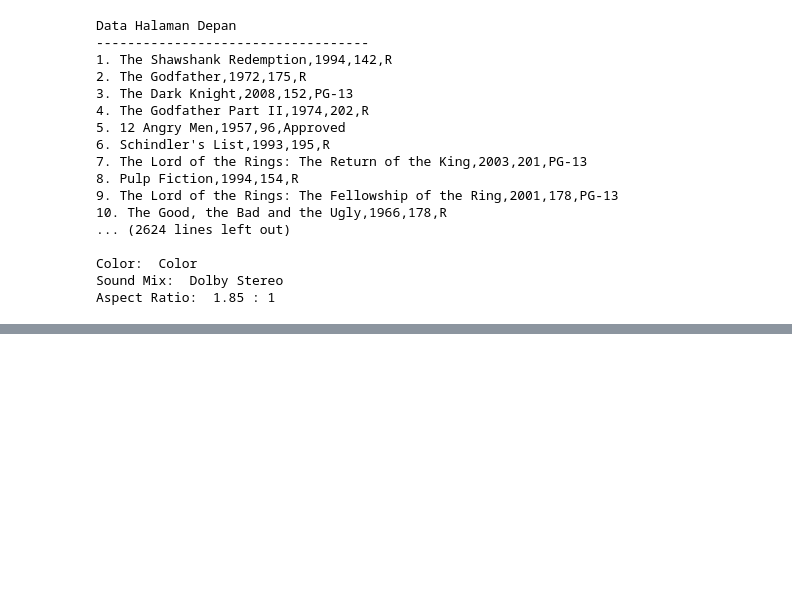
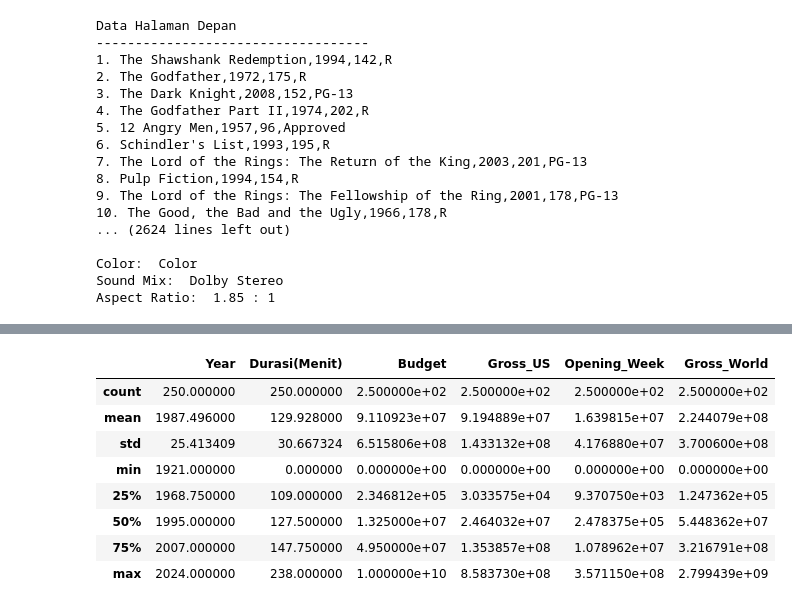
Before and after one commit to Jolycky/DA-AWDashboard, a Jupyter notebook: scraping-imdb.ipynb, the cells around one changed output, grey strips where cells are left out. Saved outputs shown, nothing was run; the diff lists cells and outputs as text; code cells hidden in the pictures; blank space fills up the shorter version.

```diff
--- a/scraping-imdb.ipynb
+++ b/scraping-imdb.ipynb
@@ -345,0 +280,6 @@ Database connection successful!
+# %%
+data = pd.read_csv('data/imdb_combined.csv')
+
+#check missing values
+missing_values = data.isnull().sum()
+print(missing_values)
@@ -345,0 +300,13 @@ Database connection successful!
+# %%
+#check outliers in the data
+data.describe()
+# %% [output]
+|  | Year | Durasi(Menit) | Budget | Gross_US | Opening_Week | Gross_World |
+| count | 250.000000 | 250.000000 | 2.500000e+02 | 2.500000e+02 | 2.500000e+02 | 2.500000e+02 |
+| mean | 1987.496000 | 129.928000 | 9.110923e+07 | 9.194889e+07 | 1.639815e+07 | 2.244079e+08 |
+| std | 25.413409 | 30.667324 | 6.515806e+08 | 1.433132e+08 | 4.176880e+07 | 3.700600e+08 |
+| min | 1921.000000 | 0.000000 | 0.000000e+00 | 0.000000e+00 | 0.000000e+00 | 0.000000e+00 |
+| 25% | 1968.750000 | 109.000000 | 2.346812e+05 | 3.033575e+04 | 9.370750e+03 | 1.247362e+05 |
+| 50% | 1995.000000 | 127.500000 | 1.325000e+07 | 2.464032e+07 | 2.478375e+05 | 5.448362e+07 |
+| 75% | 2007.000000 | 147.750000 | 4.950000e+07 | 1.353857e+08 | 1.078962e+07 | 3.216791e+08 |
+| max | 2024.000000 | 238.000000 | 1.000000e+10 | 8.583730e+08 | 3.571150e+08 | 2.799439e+09 |
```
Also changed, not shown: parts of 5 cells of this notebook, 7 other files.
